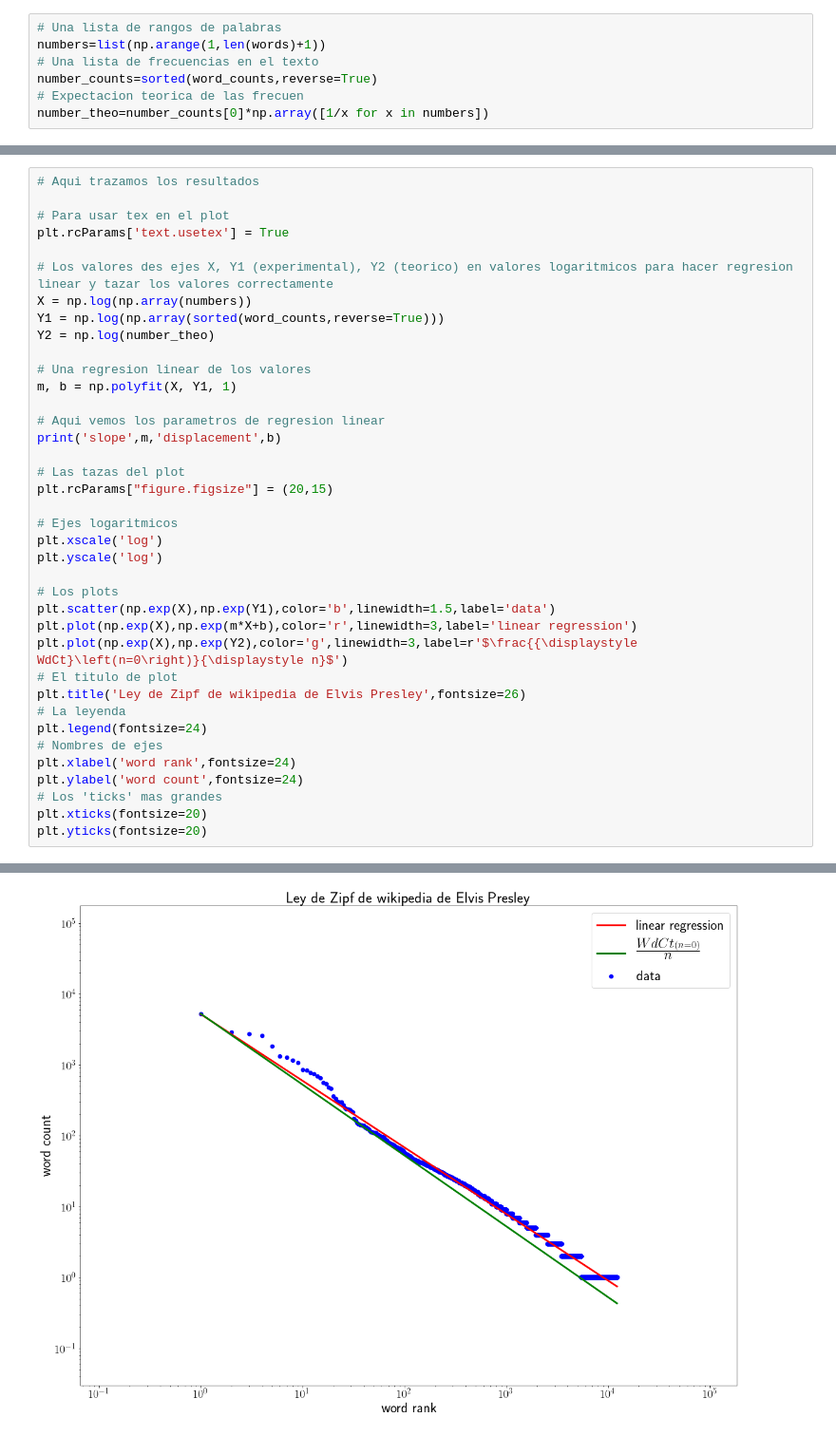
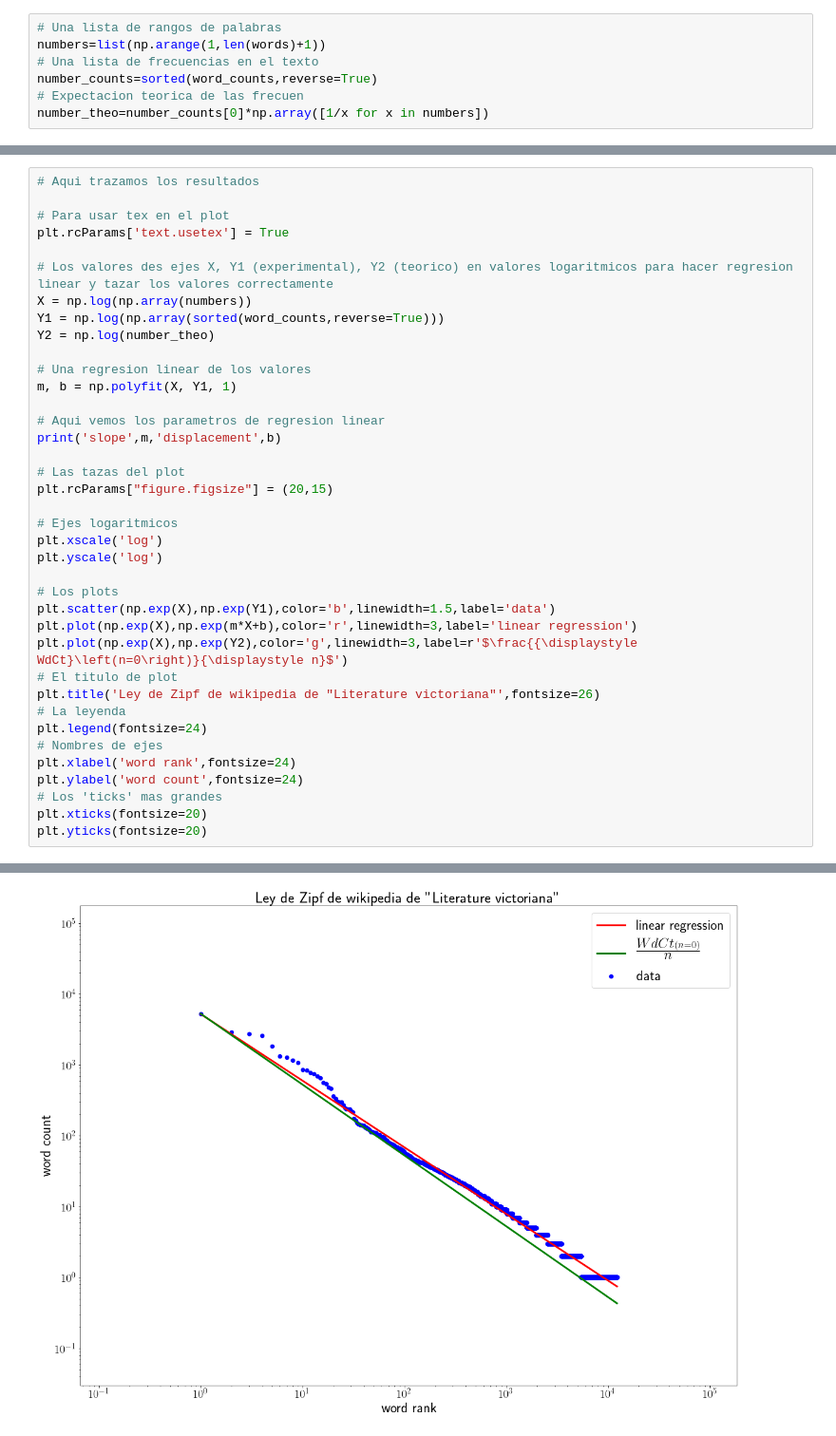
Before and after one commit to MichalDeak1983/JupyterLab, a Jupyter notebook: Mi-Bonus.ipynb, the cells around one changed output, grey strips where cells are left out. Shown at 95% size. Drawn from its saved outputs; the diff is of its cells as text.

```diff
--- a/Mi-Bonus.ipynb
+++ b/Mi-Bonus.ipynb
@@ -106,7 +106,7 @@ plt.scatter(np.exp(X),np.exp(Y1),color='b',linewidth=1.5,label='data')
 plt.plot(np.exp(X),np.exp(m*X+b),color='r',linewidth=3,label='linear regression')
 plt.plot(np.exp(X),np.exp(Y2),color='g',linewidth=3,label=r'$\frac{{\displaystyle WdCt}\left(n=0\right)}{\displaystyle n}$')
 # El titulo de plot
-plt.title('Ley de Zipf de wikipedia de Elvis Presley',fontsize=26)
+plt.title('Ley de Zipf de wikipedia de "Literature victoriana"',fontsize=26)
 # La leyenda
 plt.legend(fontsize=24)
 # Nombres de ejes
@@ -120,5 +120,5 @@ slope -0.9401665353698341 displacement 8.55938742672771
 (array([1.e-03, 1.e-02, 1.e-01, 1.e+00, 1.e+01, 1.e+02, 1.e+03, 1.e+04,
         1.e+05, 1.e+06, 1.e+07]),
  <a list of 11 Text yticklabel objects>)
-[figure, old version]
+[figure, new version]
 # %% [markdown]
```
Also changed, not shown: parts of 6 cells of this notebook.
